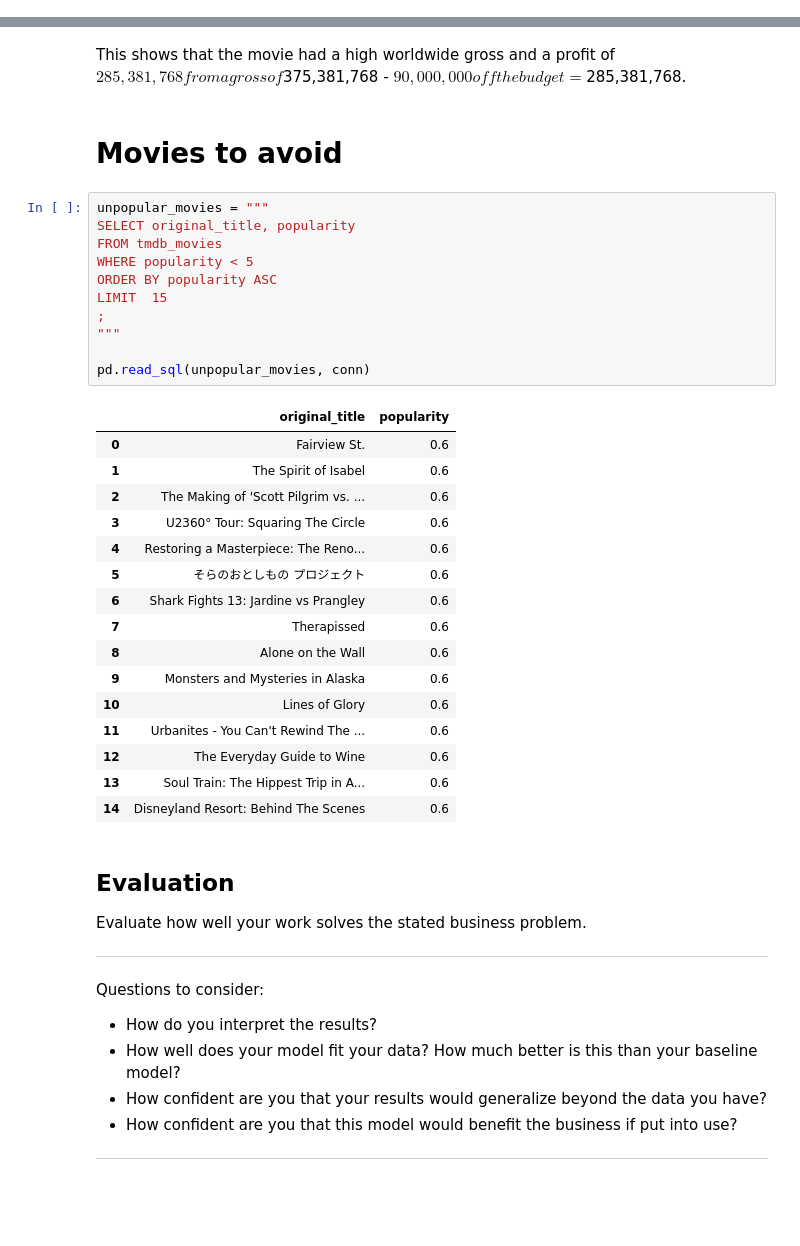
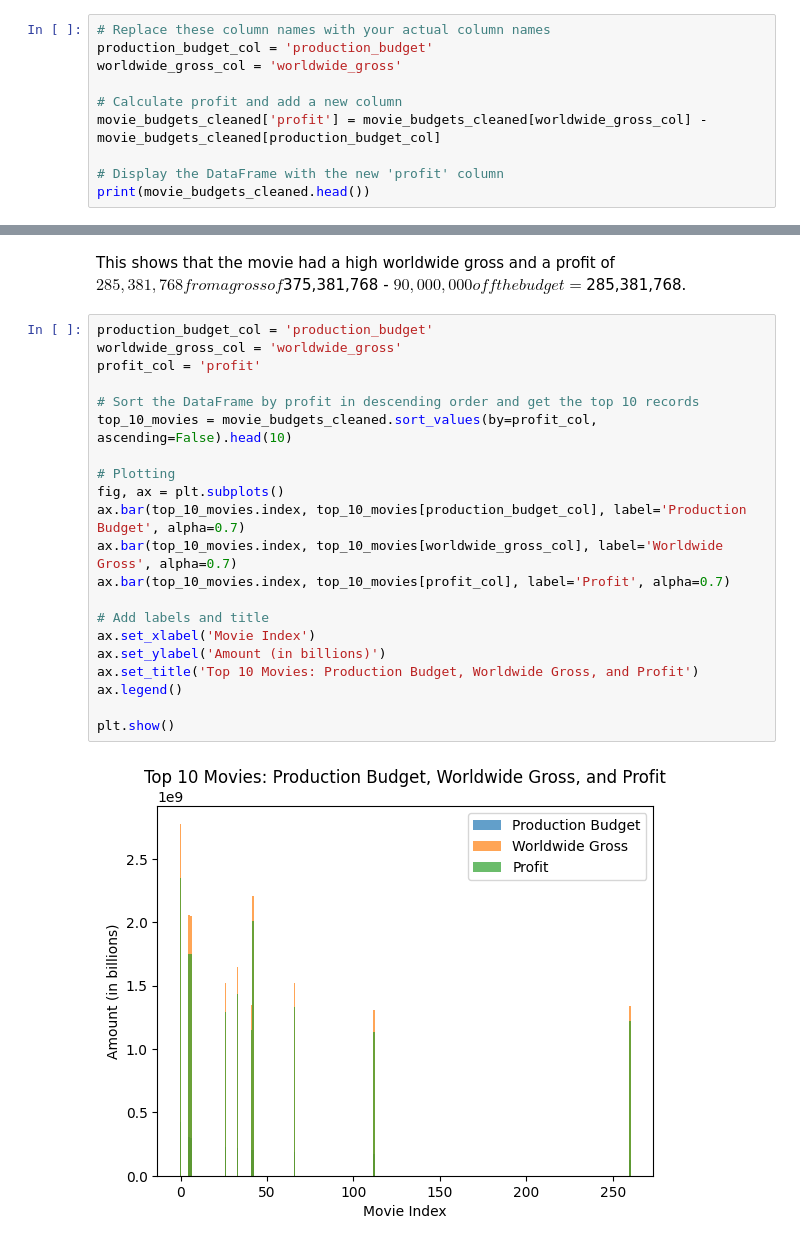
Before and after one commit to likebubba/Microsoft-Phase-1-Project, a Jupyter notebook: student.ipynb, the cells around one changed output, grey strips where cells are left out. Saved outputs shown, nothing was run; the diff lists cells and outputs as text; blank space fills up the shorter version.

```diff
--- a/student.ipynb
+++ b/student.ipynb
@@ -595,0 +599,10 @@ WHERE movie = "Spider-Man: Into The Spider-Verse 3D"
+# %%
+# Replace these column names with your actual column names
+production_budget_col = 'production_budget'
+worldwide_gross_col = 'worldwide_gross'
+
+# Calculate profit and add a new column
+movie_budgets_cleaned['profit'] = movie_budgets_cleaned[worldwide_gross_col] - movie_budgets_cleaned[production_budget_col]
+
+# Display the DataFrame with the new 'profit' column
+print(movie_budgets_cleaned.head())
@@ -596,46 +623,28 @@ WHERE movie = "Spider-Man: Into The Spider-Verse 3D"
 # %% [markdown]
 This shows that the movie had a high worldwide gross and a profit of $285,381,768 from a gross of $375,381,768 - $90,000,000 off the budget = $285,381,768.
-# %% [markdown]
-# Movies to avoid
-# %%
-unpopular_movies = """
-SELECT original_title, popularity
-FROM tmdb_movies
-WHERE popularity < 5
-ORDER BY popularity ASC
-LIMIT  15
-;
-"""
-
-pd.read_sql(unpopular_movies, conn)
-# %% [output]
-|  | original_title | popularity |
-| 0 | Fairview St. | 0.6 |
-| 1 | The Spirit of Isabel | 0.6 |
-| 2 | The Making of 'Scott Pilgrim vs. ... | 0.6 |
-| 3 | U2360° Tour: Squaring The Circle | 0.6 |
-| 4 | Restoring a Masterpiece: The Reno... | 0.6 |
-| 5 | そらのおとしもの プロジェクト | 0.6 |
-| 6 | Shark Fights 13: Jardine vs Prangley | 0.6 |
-| 7 | Therapissed | 0.6 |
-| 8 | Alone on the Wall | 0.6 |
-| 9 | Monsters and Mysteries in Alaska | 0.6 |
-| 10 | Lines of Glory | 0.6 |
-| 11 | Urbanites - You Can't Rewind The ... | 0.6 |
-| 12 | The Everyday Guide to Wine | 0.6 |
-| 13 | Soul Train: The Hippest Trip in A... | 0.6 |
-| 14 | Disneyland Resort: Behind The Scenes | 0.6 |
-# %% [markdown]
-## Evaluation
-Evaluate how well your work solves the stated business problem.
-
-***
-Questions to consider:
-* How do you interpret the results?
-* How well does your model fit your data? How much better is this than your baseline model?
-* How confident are you that your results would generalize beyond the data you have?
-* How confident are you that this model would benefit the business if put into use?
-***
+# %%
+production_budget_col = 'production_budget'
+worldwide_gross_col = 'worldwide_gross'
+profit_col = 'profit'
+
+# Sort the DataFrame by profit in descending order and get the top 10 records
+top_10_movies = movie_budgets_cleaned.sort_values(by=profit_col, ascending=False).head(10)
+
+# Plotting
+fig, ax = plt.subplots()
+ax.bar(top_10_movies.index, top_10_movies[production_budget_col], label='Production Budget', alpha=0.7)
+ax.bar(top_10_movies.index, top_10_movies[worldwide_gross_col], label='Worldwide Gross', alpha=0.7)
+ax.bar(top_10_movies.index, top_10_movies[profit_col], label='Profit', alpha=0.7)
+
+# Add labels and title
+ax.set_xlabel('Movie Index')
+ax.set_ylabel('Amount (in billions)')
+ax.set_title('Top 10 Movies: Production Budget, Worldwide Gross, and Profit')
+ax.legend()
+
+plt.show()
+# %% [output]
+[figure, added]
 # %% [markdown]
 ## Conclusions
 Provide your conclusions about the work you've done, including any limitations or next steps.
```
Also changed, not shown: parts of 25 cells of this notebook, 18 other files.
